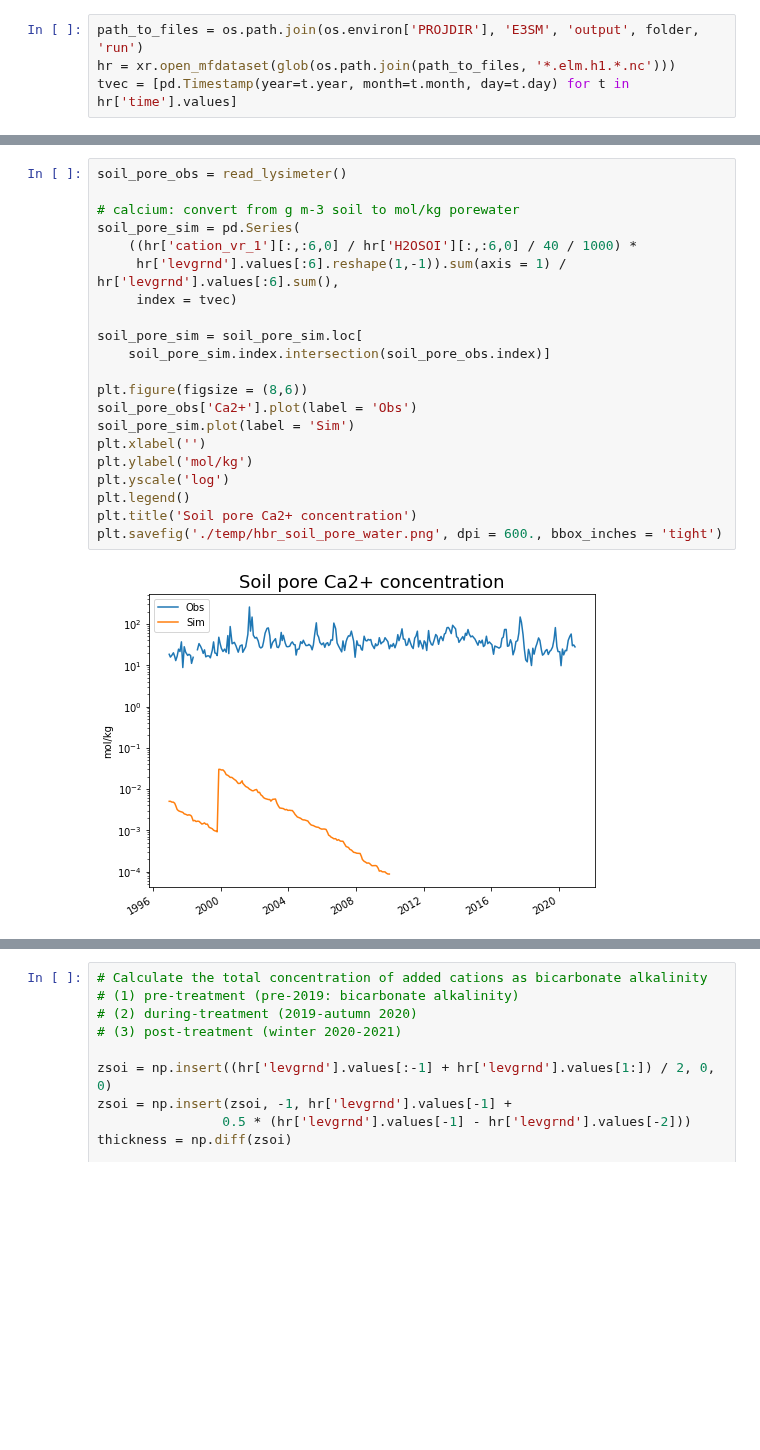
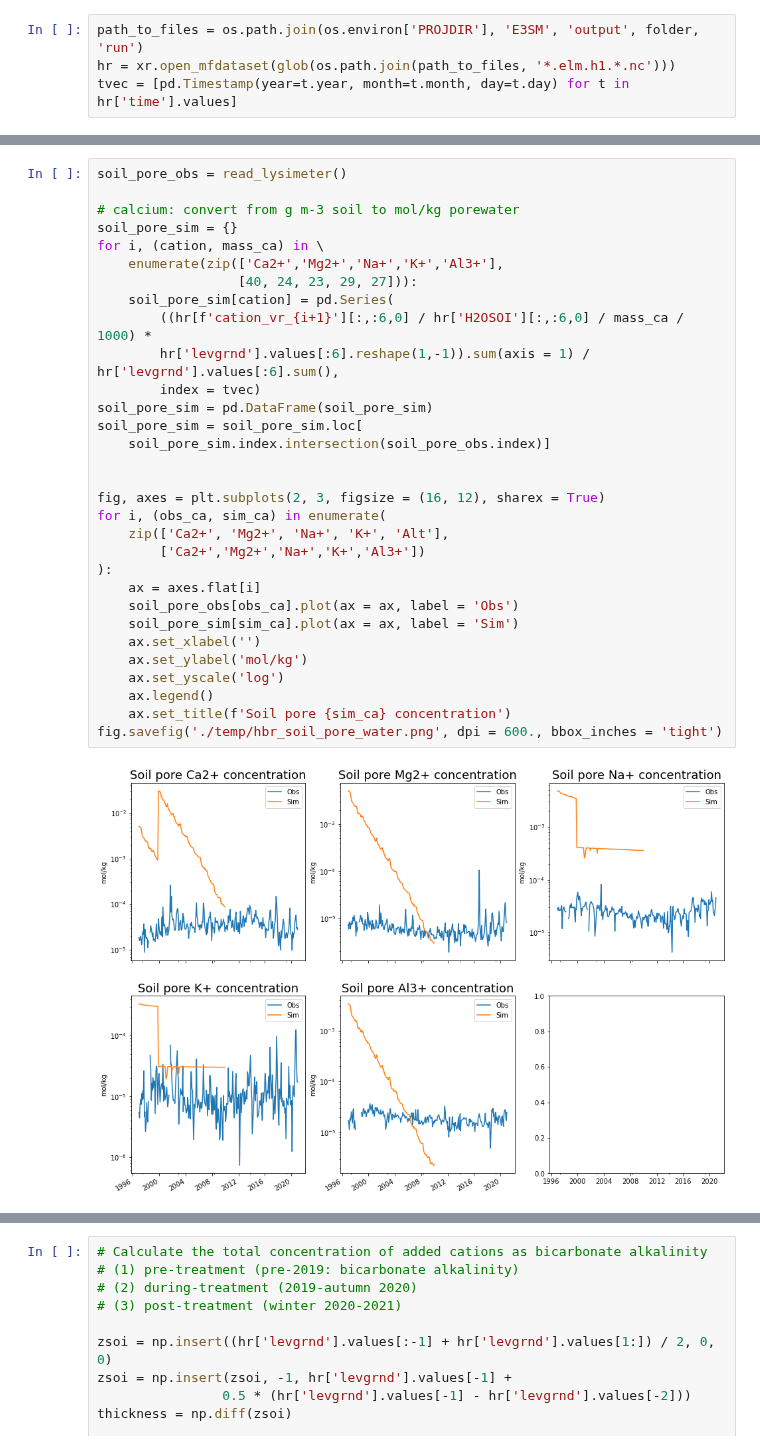
Before and after one commit to ypwong22/erw_scripts, a Jupyter notebook: plot_simulation_observation.ipynb, the cells around one changed output, grey strips where cells are left out. Saved outputs shown, nothing was run; the diff lists cells and outputs as text; blank space fills up the shorter version.

```diff
--- a/plot_simulation_observation.ipynb
+++ b/plot_simulation_observation.ipynb
@@ -70,23 +109,33 @@ plt.savefig('./temp/hbr_cation_export.png', dpi = 600., bbox_inches = 'tight')
 # %%
 soil_pore_obs = read_lysimeter()
 
 # calcium: convert from g m-3 soil to mol/kg porewater
-soil_pore_sim = pd.Series(
-    ((hr['cation_vr_1'][:,:6,0] / hr['H2OSOI'][:,:6,0] / 40 / 1000) *
-     hr['levgrnd'].values[:6].reshape(1,-1)).sum(axis = 1) / hr['levgrnd'].values[:6].sum(),
-     index = tvec)
-
+soil_pore_sim = {}
+for i, (cation, mass_ca) in \
+    enumerate(zip(['Ca2+','Mg2+','Na+','K+','Al3+'],
+                  [40, 24, 23, 29, 27])):
+    soil_pore_sim[cation] = pd.Series(
+        ((hr[f'cation_vr_{i+1}'][:,:6,0] / hr['H2OSOI'][:,:6,0] / mass_ca / 1000) *
+        hr['levgrnd'].values[:6].reshape(1,-1)).sum(axis = 1) / hr['levgrnd'].values[:6].sum(),
+        index = tvec)
+soil_pore_sim = pd.DataFrame(soil_pore_sim)
 soil_pore_sim = soil_pore_sim.loc[
     soil_pore_sim.index.intersection(soil_pore_obs.index)]
 
-plt.figure(figsize = (8,6))
-soil_pore_obs['Ca2+'].plot(label = 'Obs')
-soil_pore_sim.plot(label = 'Sim')
-plt.xlabel('')
-plt.ylabel('mol/kg')
-plt.yscale('log')
-plt.legend()
-plt.title('Soil pore Ca2+ concentration')
-plt.savefig('./temp/hbr_soil_pore_water.png', dpi = 600., bbox_inches = 'tight')
+
+fig, axes = plt.subplots(2, 3, figsize = (16, 12), sharex = True)
+for i, (obs_ca, sim_ca) in enumerate(
+    zip(['Ca2+', 'Mg2+', 'Na+', 'K+', 'Alt'],
+        ['Ca2+','Mg2+','Na+','K+','Al3+'])
+):
+    ax = axes.flat[i]
+    soil_pore_obs[obs_ca].plot(ax = ax, label = 'Obs')
+    soil_pore_sim[sim_ca].plot(ax = ax, label = 'Sim')
+    ax.set_xlabel('')
+    ax.set_ylabel('mol/kg')
+    ax.set_yscale('log')
+    ax.legend()
+    ax.set_title(f'Soil pore {sim_ca} concentration')
+fig.savefig('./temp/hbr_soil_pore_water.png', dpi = 600., bbox_inches = 'tight')
 # %% [output]
-[figure, old version]
+[figure, new version]
```
Also changed, not shown: parts of 5 cells of this notebook, 7 other files.
